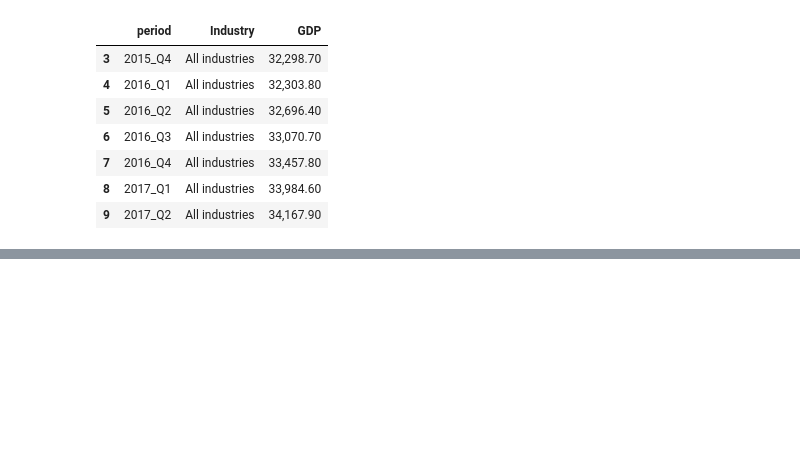
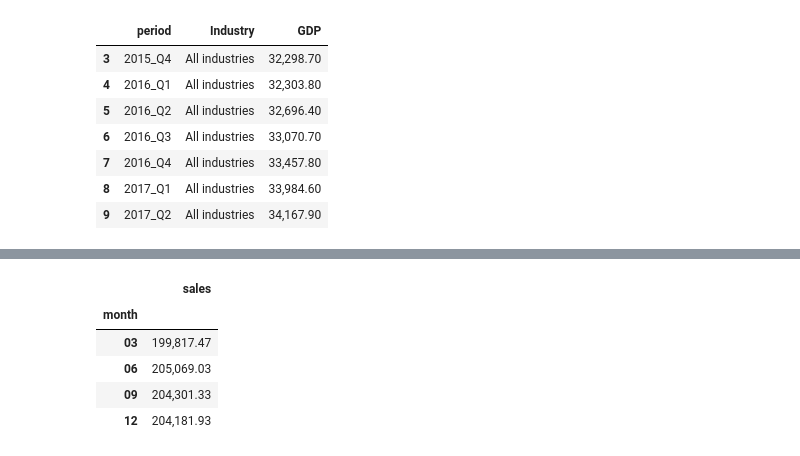
Before and after one commit to mlhudson1/CIDM4310-70_Pandas, a Jupyter notebook: Chapter5.ipynb, the cells around one changed output, grey strips where cells are left out. Cells and saved outputs as stored; diff of their text form; code cells hidden in the pictures; blank space fills up the shorter version.

```diff
--- a/Chapter5.ipynb
+++ b/Chapter5.ipynb
@@ -476,0 +535,9 @@ GDP_by_industry[3:10]
+# %%
+sales_data.groupby('month').mean()
+# %% [output]
+|  | sales |
+| month |  |
+| 03 | 199,817.47 |
+| 06 | 205,069.03 |
+| 09 | 204,301.33 |
+| 12 | 204,181.93 |
```
Also changed, not shown: parts of 4 cells of this notebook.
